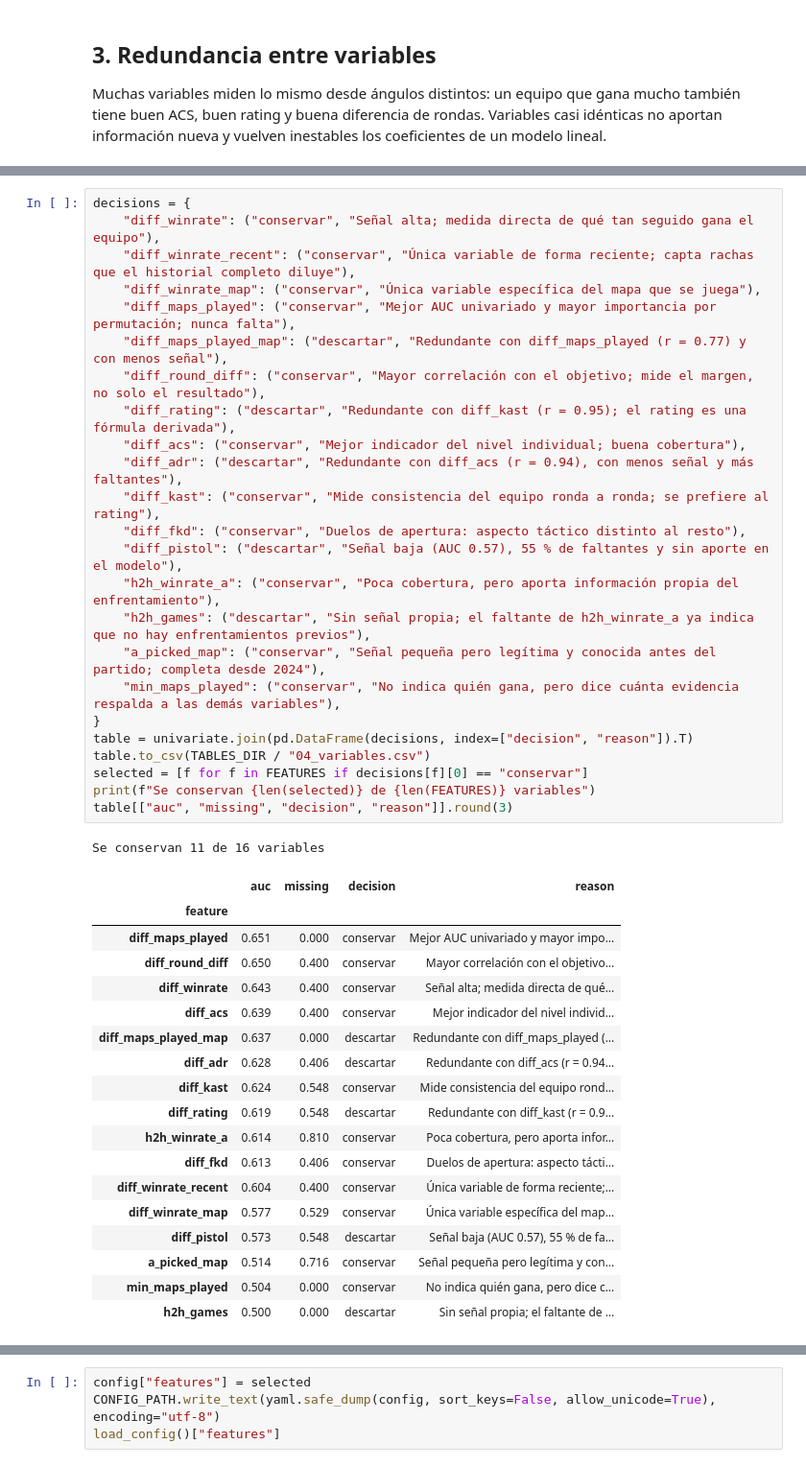
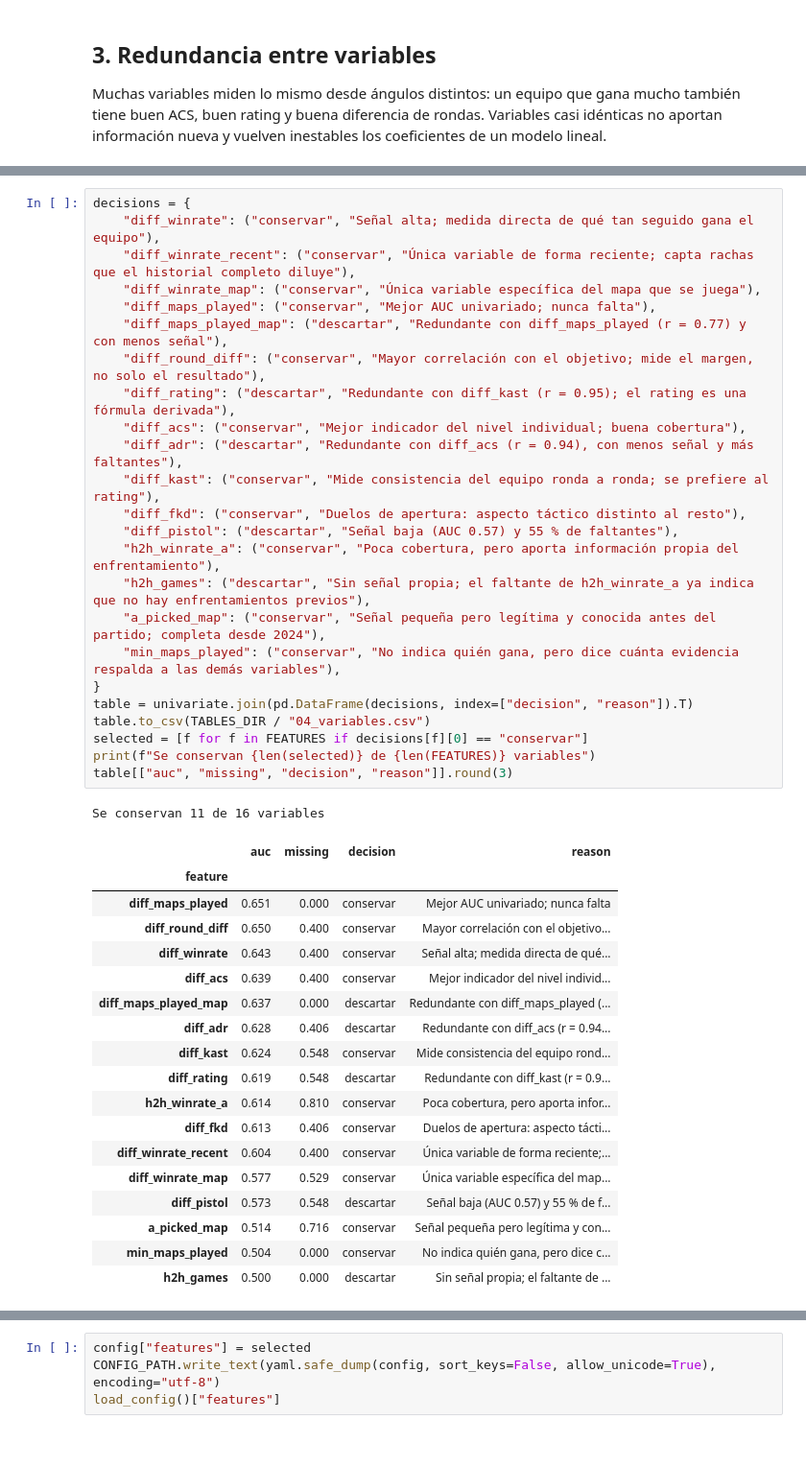
Before and after one commit to Hullrf/Proyecto_Ciencia_de_Datos_702, a Jupyter notebook: notebooks/04_seleccion_de_variables.ipynb, the cells around one changed output, grey strips where cells are left out. Shown at 96% size. Cells and saved outputs as stored; diff of their text form.

```diff
--- a/notebooks/04_seleccion_de_variables.ipynb
+++ b/notebooks/04_seleccion_de_variables.ipynb
@@ -230,32 +203,32 @@ Se aplica lo anterior a cada variable.
 # %%
 decisions = {
     "diff_winrate": ("conservar", "Señal alta; medida directa de qué tan seguido gana el equipo"),
     "diff_winrate_recent": ("conservar", "Única variable de forma reciente; capta rachas que el historial completo diluye"),
     "diff_winrate_map": ("conservar", "Única variable específica del mapa que se juega"),
-    "diff_maps_played": ("conservar", "Mejor AUC univariado y mayor importancia por permutación; nunca falta"),
+    "diff_maps_played": ("conservar", "Mejor AUC univariado; nunca falta"),
     "diff_maps_played_map": ("descartar", "Redundante con diff_maps_played (r = 0.77) y con menos señal"),
     "diff_round_diff": ("conservar", "Mayor correlación con el objetivo; mide el margen, no solo el resultado"),
     "diff_rating": ("descartar", "Redundante con diff_kast (r = 0.95); el rating es una fórmula derivada"),
     "diff_acs": ("conservar", "Mejor indicador del nivel individual; buena cobertura"),
     "diff_adr": ("descartar", "Redundante con diff_acs (r = 0.94), con menos señal y más faltantes"),
     "diff_kast": ("conservar", "Mide consistencia del equipo ronda a ronda; se prefiere al rating"),
     "diff_fkd": ("conservar", "Duelos de apertura: aspecto táctico distinto al resto"),
-    "diff_pistol": ("descartar", "Señal baja (AUC 0.57), 55 % de faltantes y sin aporte en el modelo"),
+    "diff_pistol": ("descartar", "Señal baja (AUC 0.57) y 55 % de faltantes"),
     "h2h_winrate_a": ("conservar", "Poca cobertura, pero aporta información propia del enfrentamiento"),
     "h2h_games": ("descartar", "Sin señal propia; el faltante de h2h_winrate_a ya indica que no hay enfrentamientos previos"),
     "a_picked_map": ("conservar", "Señal pequeña pero legítima y conocida antes del partido; completa desde 2024"),
     "min_maps_played": ("conservar", "No indica quién gana, pero dice cuánta evidencia respalda a las demás variables"),
 }
 table = univariate.join(pd.DataFrame(decisions, index=["decision", "reason"]).T)
 table.to_csv(TABLES_DIR / "04_variables.csv")
 selected = [f for f in FEATURES if decisions[f][0] == "conservar"]
 print(f"Se conservan {len(selected)} de {len(FEATURES)} variables")
 table[["auc", "missing", "decision", "reason"]].round(3)
 # %% [output]
 Se conservan 11 de 16 variables
 |  | auc | missing | decision | reason |
 | feature |  |  |  |  |
-| diff_maps_played | 0.651 | 0.000 | conservar | Mejor AUC univariado y mayor impo... |
+| diff_maps_played | 0.651 | 0.000 | conservar | Mejor AUC univariado; nunca falta |
 | diff_round_diff | 0.650 | 0.400 | conservar | Mayor correlación con el objetivo... |
 | diff_winrate | 0.643 | 0.400 | conservar | Señal alta; medida directa de qué... |
 | diff_acs | 0.639 | 0.400 | conservar | Mejor indicador del nivel individ... |
@@ -267,7 +240,7 @@ Se conservan 11 de 16 variables
 | diff_fkd | 0.613 | 0.406 | conservar | Duelos de apertura: aspecto tácti... |
 | diff_winrate_recent | 0.604 | 0.400 | conservar | Única variable de forma reciente;... |
 | diff_winrate_map | 0.577 | 0.529 | conservar | Única variable específica del map... |
-| diff_pistol | 0.573 | 0.548 | descartar | Señal baja (AUC 0.57), 55 % de fa... |
+| diff_pistol | 0.573 | 0.548 | descartar | Señal baja (AUC 0.57) y 55 % de f... |
 | a_picked_map | 0.514 | 0.716 | conservar | Señal pequeña pero legítima y con... |
 | min_maps_played | 0.504 | 0.000 | conservar | No indica quién gana, pero dice c... |
 | h2h_games | 0.500 | 0.000 | descartar | Sin señal propia; el faltante de ... |
```
Also changed, not shown: parts of 25 cells of this notebook, 46 other files.
